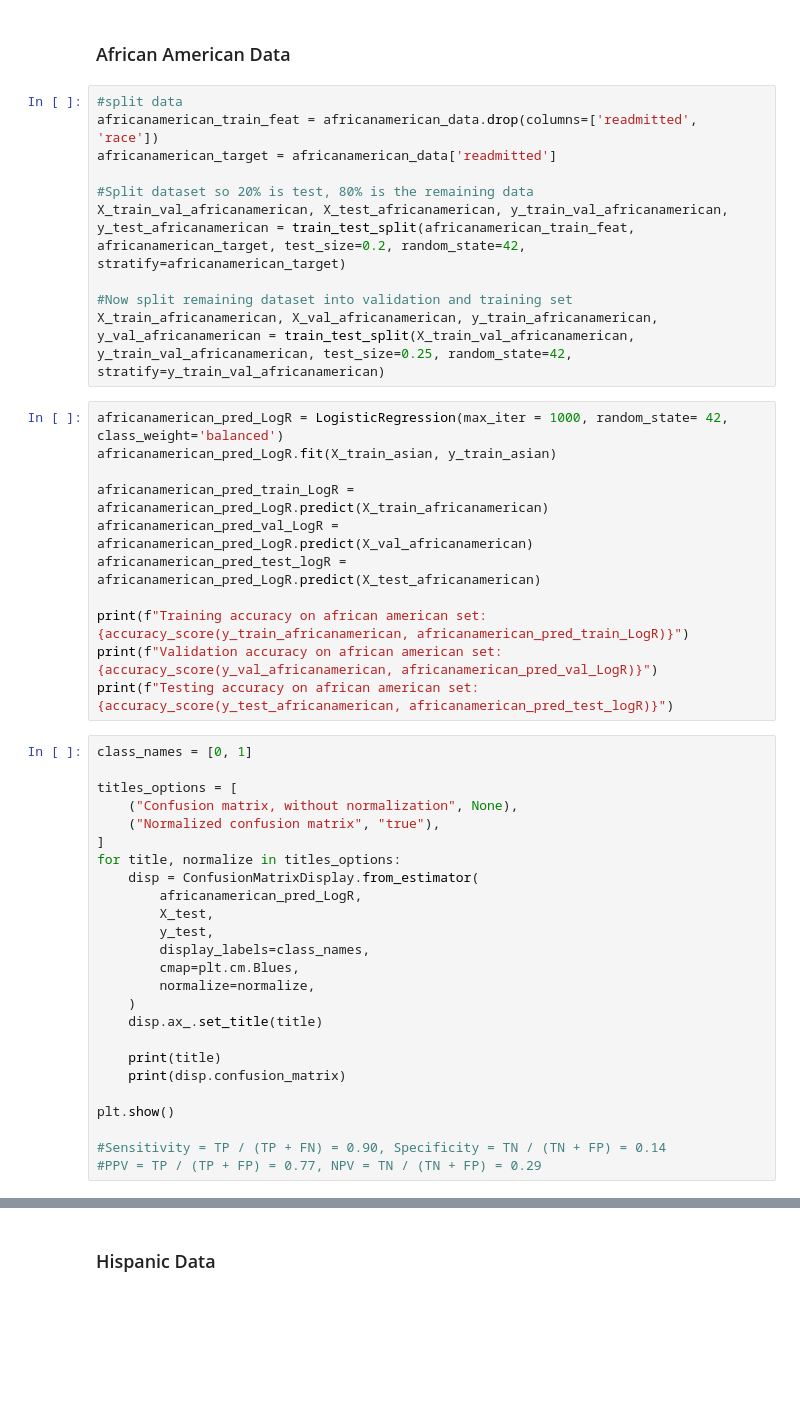
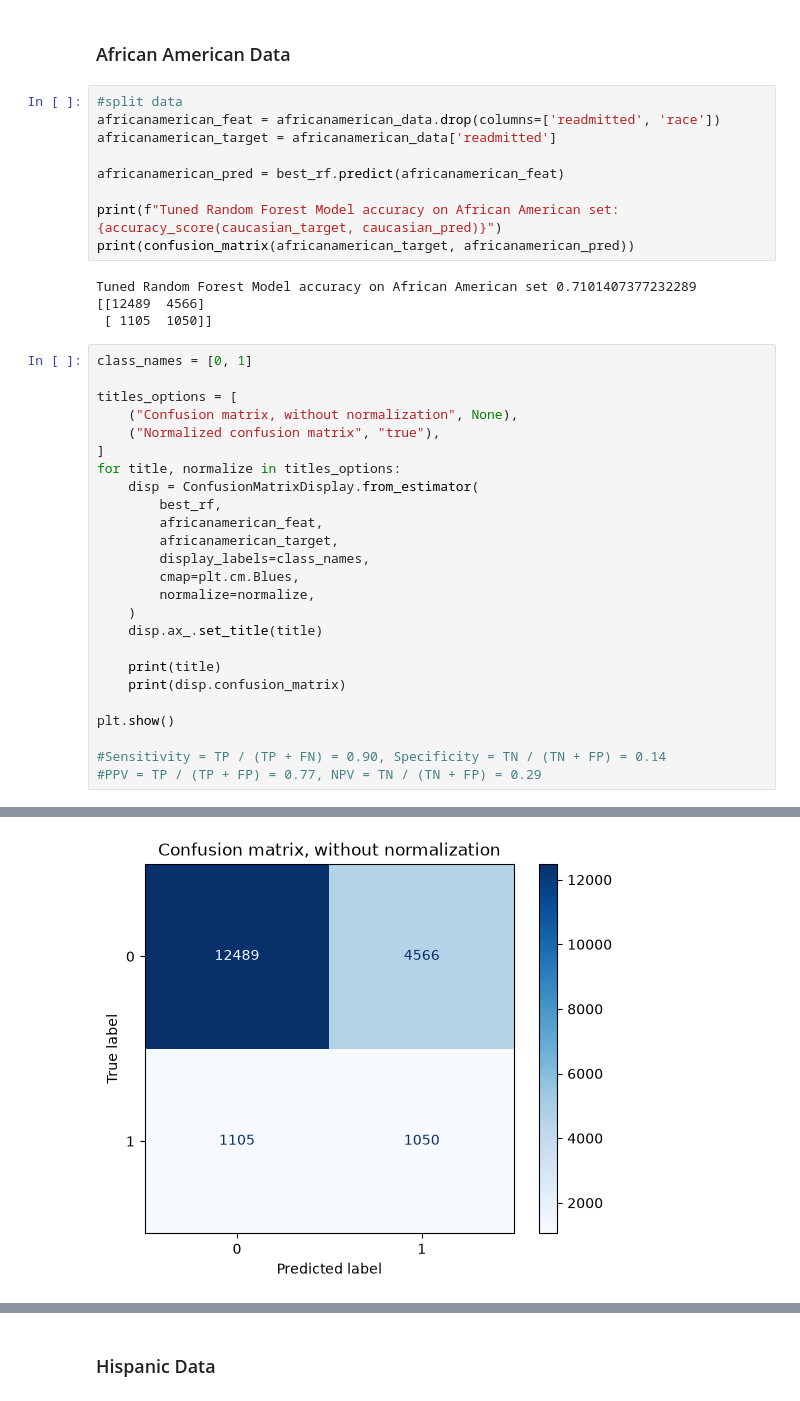
Before and after one commit to benly03/Hospital_readmission, a Jupyter notebook: Hospital_Readmission.ipynb, the cells around one changed output, grey strips where cells are left out. Drawn from its saved outputs; the diff is of its cells as text; blank space fills up the shorter version.

```diff
--- a/Hospital_Readmission.ipynb
+++ b/Hospital_Readmission.ipynb
@@ -884,26 +926,18 @@ plt.show()
 # %% [markdown]
 ### African American Data
-# %%
-#split data
-africanamerican_train_feat = africanamerican_data.drop(columns=['readmitted', 'race'])
-africanamerican_target = africanamerican_data['readmitted']
-
-#Split dataset so 20% is test, 80% is the remaining data
-X_train_val_africanamerican, X_test_africanamerican, y_train_val_africanamerican, y_test_africanamerican = train_test_split(africanamerican_train_feat, africanamerican_target, test_size=0.2, random_state=42, stratify=africanamerican_target)
-
-#Now split remaining dataset into validation and training set
-X_train_africanamerican, X_val_africanamerican, y_train_africanamerican, y_val_africanamerican = train_test_split(X_train_val_africanamerican, y_train_val_africanamerican, test_size=0.25, random_state=42, stratify=y_train_val_africanamerican)
-# %%
-africanamerican_pred_LogR = LogisticRegression(max_iter = 1000, random_state= 42, class_weight='balanced')
-africanamerican_pred_LogR.fit(X_train_asian, y_train_asian)
-
-africanamerican_pred_train_LogR = africanamerican_pred_LogR.predict(X_train_africanamerican)
-africanamerican_pred_val_LogR = africanamerican_pred_LogR.predict(X_val_africanamerican)
-africanamerican_pred_test_logR = africanamerican_pred_LogR.predict(X_test_africanamerican)
-
-print(f"Training accuracy on african american set: {accuracy_score(y_train_africanamerican, africanamerican_pred_train_LogR)}")
-print(f"Validation accuracy on african american set: {accuracy_score(y_val_africanamerican, africanamerican_pred_val_LogR)}")
-print(f"Testing accuracy on african american set: {accuracy_score(y_test_africanamerican, africanamerican_pred_test_logR)}")
+# %%
+#split data
+africanamerican_feat = africanamerican_data.drop(columns=['readmitted', 'race'])
+africanamerican_target = africanamerican_data['readmitted']
+
+africanamerican_pred = best_rf.predict(africanamerican_feat)
+
+print(f"Tuned Random Forest Model accuracy on African American set: {accuracy_score(caucasian_target, caucasian_pred)}")
+print(confusion_matrix(africanamerican_target, africanamerican_pred))
+# %% [output]
+Tuned Random Forest Model accuracy on African American set 0.7101407377232289
+[[12489  4566]
+ [ 1105  1050]]
 # %%
 class_names = [0, 1]
 
@@ -913,9 +947,9 @@ titles_options = [
 ]
 for title, normalize in titles_options:
     disp = ConfusionMatrixDisplay.from_estimator(
-        africanamerican_pred_LogR,
-        X_test,
-        y_test,
+        best_rf,
+        africanamerican_feat,
+        africanamerican_target,
         display_labels=class_names,
         cmap=plt.cm.Blues,
         normalize=normalize,
@@ -929,3 +963,4 @@ plt.show()
 
 #Sensitivity = TP / (TP + FN) = 0.90, Specificity = TN / (TN + FP) = 0.14
 #PPV = TP / (TP + FP) = 0.77, NPV = TN / (TN + FP) = 0.29
+# %% [output]
@@ -931,0 +973 @@ plt.show()
+[figure, added]
```
Also changed, not shown: parts of 29 cells of this notebook.
